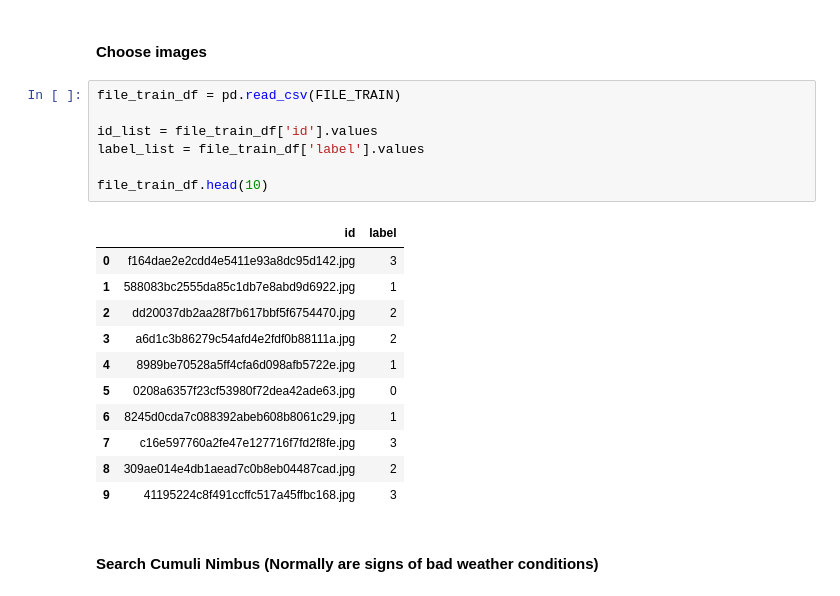
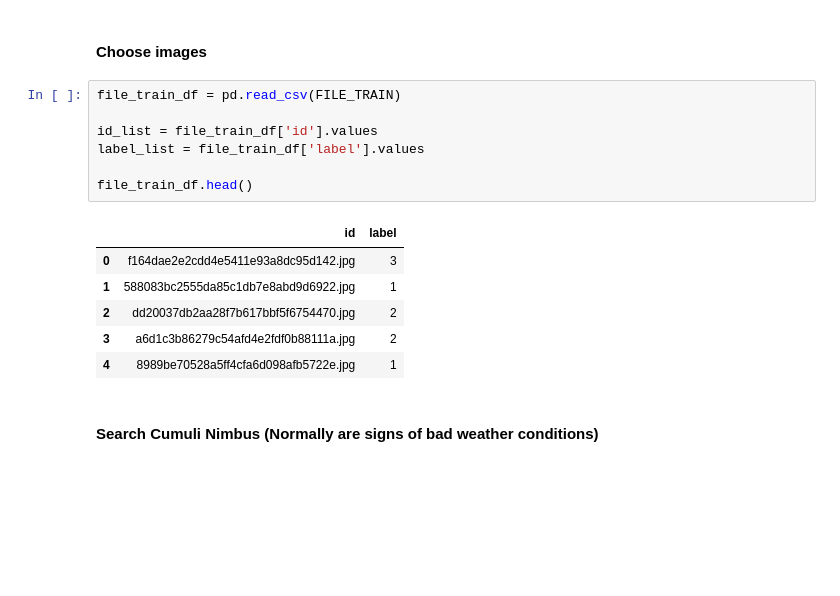
Before and after one commit to luigisaetta/pytorch-on-oci, a Jupyter notebook: ch-04/grad_cam_clouds.ipynb, the cells around one changed output. Cells and saved outputs as stored; diff of their text form; blank space fills up the shorter version.

```diff
--- a/ch-04/grad_cam_clouds.ipynb
+++ b/ch-04/grad_cam_clouds.ipynb
@@ -143,21 +175,16 @@ def get_label_path(index):
 # %%
 file_train_df = pd.read_csv(FILE_TRAIN)
 
 id_list = file_train_df['id'].values
 label_list = file_train_df['label'].values
 
-file_train_df.head(10)
+file_train_df.head()
 # %% [output]
 |  | id | label |
 | 0 | f164dae2e2cdd4e5411e93a8dc95d142.jpg | 3 |
 | 1 | 588083bc2555da85c1db7e8abd9d6922.jpg | 1 |
 | 2 | dd20037db2aa28f7b617bbf5f6754470.jpg | 2 |
 | 3 | a6d1c3b86279c54afd4e2fdf0b88111a.jpg | 2 |
 | 4 | 8989be70528a5ff4cfa6d098afb5722e.jpg | 1 |
-| 5 | 0208a6357f23cf53980f72dea42ade63.jpg | 0 |
-| 6 | 8245d0cda7c088392abeb608b8061c29.jpg | 1 |
-| 7 | c16e597760a2fe47e127716f7fd2f8fe.jpg | 3 |
-| 8 | 309ae014e4db1aead7c0b8eb04487cad.jpg | 2 |
-| 9 | 41195224c8f491ccffc517a45ffbc168.jpg | 3 |
 # %% [markdown]
 #### Search Cumuli Nimbus (Normally are signs of bad weather conditions)
```
Also changed, not shown: parts of 11 cells of this notebook, 6 other files.
